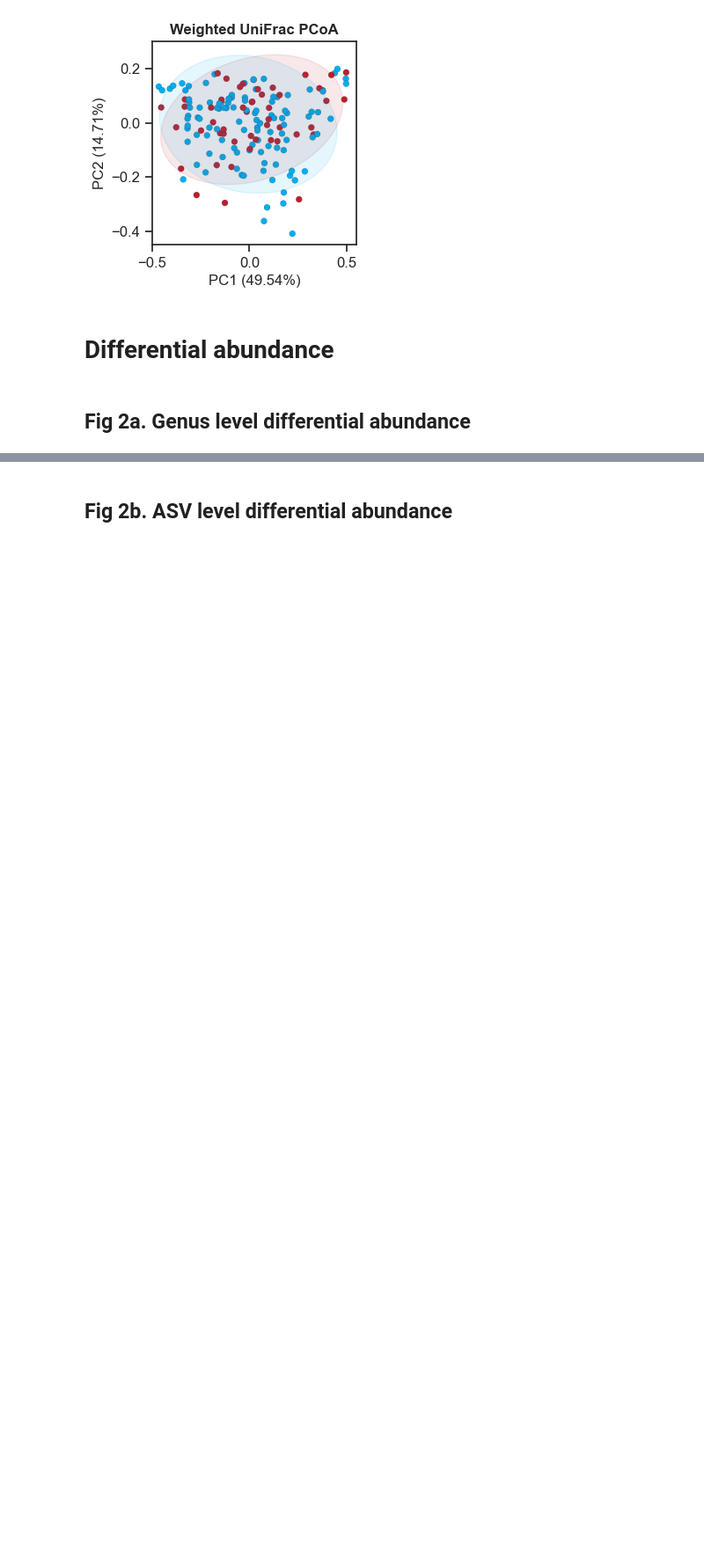
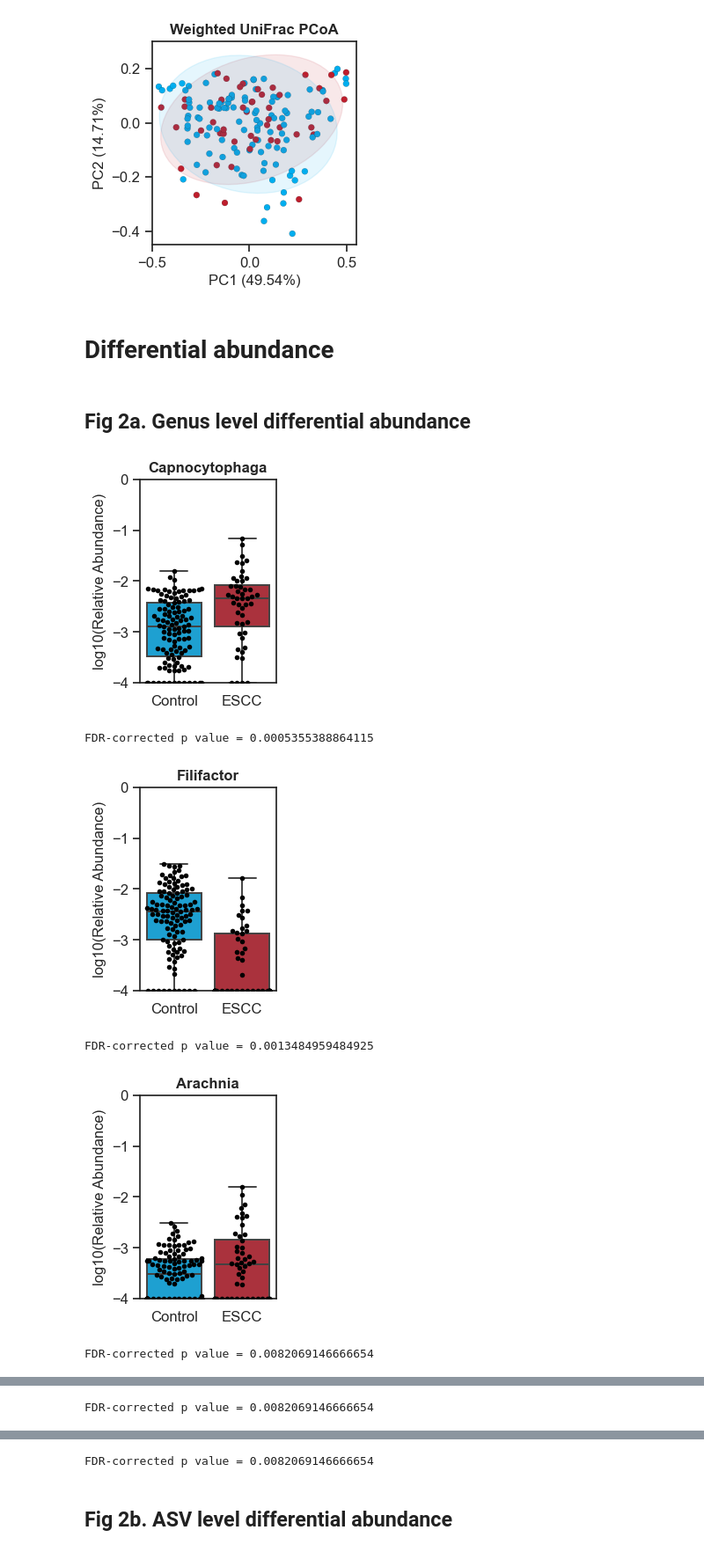
Before and after one commit to korem-lab/ESCC_microbiome_16S_analysis, a Jupyter notebook: ESCC_microbiome_16S_analysis.ipynb, the cells around one changed output, grey strips where cells are left out. Shown at 88% size. Drawn from its saved outputs; the diff is of its cells as text; code cells hidden in the pictures; blank space fills up the shorter version.

Commit message:
figures 1 and 2

```diff
--- a/ESCC_microbiome_16S_analysis.ipynb
+++ b/ESCC_microbiome_16S_analysis.ipynb
@@ -47,8 +46,14 @@ rarefied_table = pd.read_csv("data/feature_table_filtered_rarefied.csv",index_co
 taxonomy = pd.read_csv("data/homd-taxonomy.csv", index_col=0)
 # %%
 feature_ra = feature_table.div(feature_table.sum(axis=1),axis=0)
-feature_ra["Cancer"] = [int("CESCC" in sample_id) for sample_id in feature_ra.index]
+# feature_ra["Cancer"] = [int("CESCC" in sample_id) for sample_id in feature_ra.index]
 feature_ra.sort_index(inplace=True)
+
+num_samples = 5
+feature_table_filtered = feature_table.loc[:, (feature_table > 0).sum(axis = 0) >= num_samples]
+feature_ra_filtered = feature_table_filtered.div(feature_table_filtered.sum(axis=1),axis=0)
+# feature_ra_filtered["Cancer"] = [int("CESCC" in sample_id) for sample_id in feature_ra_filtered.index]
+feature_ra_filtered.sort_index(inplace=True)
 # %% [markdown]
 # Diversity metrics
 # %% [markdown]
@@ -224,3 +229,27 @@ plt.show()
 # Differential abundance
 # %% [markdown]
 ## Fig 2a. Genus level differential abundance
+# %%
+corncob_batch_genus = pd.read_csv("corncob/corncob_results_batch_genus.csv",index_col=0)
+corncob_risk_genus = pd.read_csv("corncob/corncob_results_risk_genus.csv",index_col=0)
+# %%
+batch_genus_sig = corncob_batch_genus[corncob_batch_genus["p_fdr"] < 0.05].index
+corncob_risk_genus_sig = corncob_risk_genus.loc[batch_genus_sig].dropna(axis = 0).drop("p_fdr",axis=1) # add vs no add
+corncob_risk_genus_sig["fdr_corrected"] = fdrcorrection(corncob_risk_genus_sig["Pr(>|t|)"],alpha=0.05)[1]
+corncob_risk_batch_genus_adj = corncob_risk_genus_sig.sort_values(by='fdr_corrected')
+# %%
+genus_ra= feature_ra.T.join(taxonomy["Genus"],how='inner').set_index("Genus")
+genus_ra = genus_ra.groupby(genus_ra.index).sum().T
+genus_ra = genus_ra.div(genus_ra.sum(axis=1),axis=0)
+# %%
+for result in corncob_risk_batch_genus_adj.iterrows():
+    genus = result[0]
+    taxa_boxplot(genus_ra,genus)
+    print(f"FDR-corrected p value = {result[1]["fdr_corrected"]}")
+# %% [output]
+[figure, added]
+FDR-corrected p value = 0.0005355388864115
+[figure, added]
+FDR-corrected p value = 0.0013484959484925
+[figure, added]
+FDR-corrected p value = 0.0082069146666654
@@ -226,0 +257 @@ plt.show()
+FDR-corrected p value = 0.0082069146666654
@@ -227,2 +259,3 @@ plt.show()
+FDR-corrected p value = 0.0082069146666654
 # %% [markdown]
 ## Fig 2b. ASV level differential abundance
```
Also changed, not shown: parts of 11 cells of this notebook.
